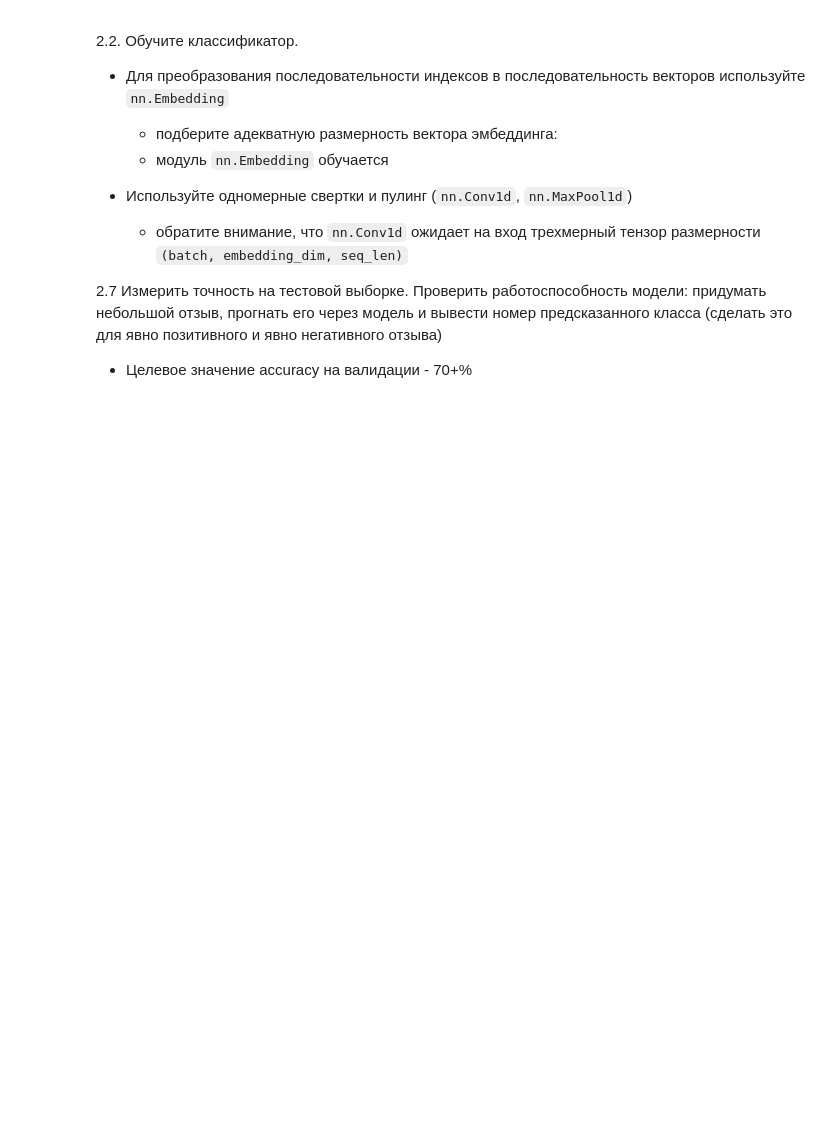
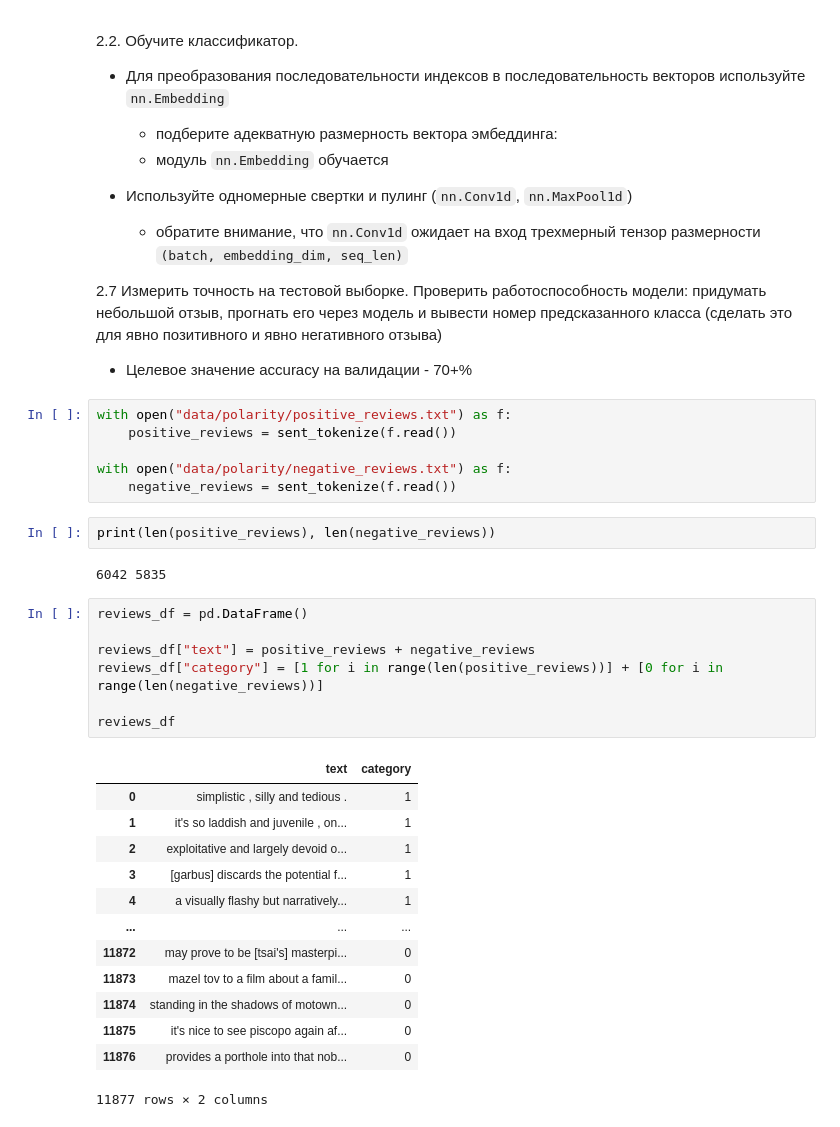
Before and after one commit to bitcoineazy/Machine_Learning, a Jupyter notebook: PyTorch/ML06_1D-CNN_NLP/06_1D-CNN_embeddings_nlp.ipynb, the cells around one changed output. Drawn from its saved outputs; the diff is of its cells as text; blank space fills up the shorter version.

```diff
--- a/PyTorch/ML06_1D-CNN_NLP/06_1D-CNN_embeddings_nlp.ipynb
+++ b/PyTorch/ML06_1D-CNN_NLP/06_1D-CNN_embeddings_nlp.ipynb
@@ -99,3 +484,34 @@ class SurnamesDataset(Dataset):
 
 2.7 Измерить точность на тестовой выборке. Проверить работоспособность модели: придумать небольшой отзыв, прогнать его через модель и вывести номер предсказанного класса (сделать это для явно позитивного и явно негативного отзыва)
 * Целевое значение accuracy на валидации - 70+%
+# %%
+with open("data/polarity/positive_reviews.txt") as f:
+    positive_reviews = sent_tokenize(f.read())
+
+with open("data/polarity/negative_reviews.txt") as f:
+    negative_reviews = sent_tokenize(f.read())
+# %%
+print(len(positive_reviews), len(negative_reviews))
+# %% [output]
+6042 5835
+# %%
+reviews_df = pd.DataFrame()
+
+reviews_df["text"] = positive_reviews + negative_reviews
+reviews_df["category"] = [1 for i in range(len(positive_reviews))] + [0 for i in range(len(negative_reviews))]
+
+reviews_df
+# %% [output]
+|  | text | category |
+| 0 | simplistic , silly and tedious . | 1 |
+| 1 | it's so laddish and juvenile , on... | 1 |
+| 2 | exploitative and largely devoid o... | 1 |
+| 3 | [garbus] discards the potential f... | 1 |
+| 4 | a visually flashy but narratively... | 1 |
+| ... | ... | ... |
+| 11872 | may prove to be [tsai's] masterpi... | 0 |
+| 11873 | mazel tov to a film about a famil... | 0 |
+| 11874 | standing in the shadows of motown... | 0 |
+| 11875 | it's nice to see piscopo again af... | 0 |
+| 11876 | provides a porthole into that nob... | 0 |
+11877 rows × 2 columns
```
Also changed, not shown: parts of 47 cells of this notebook.
